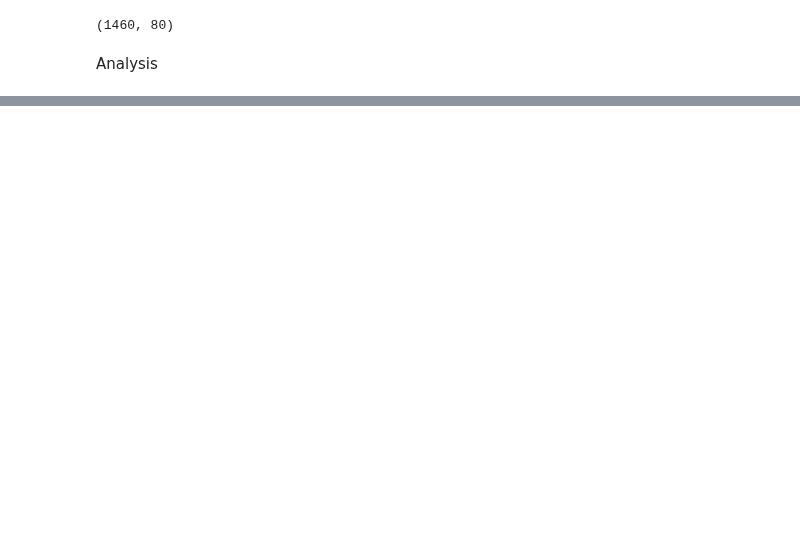
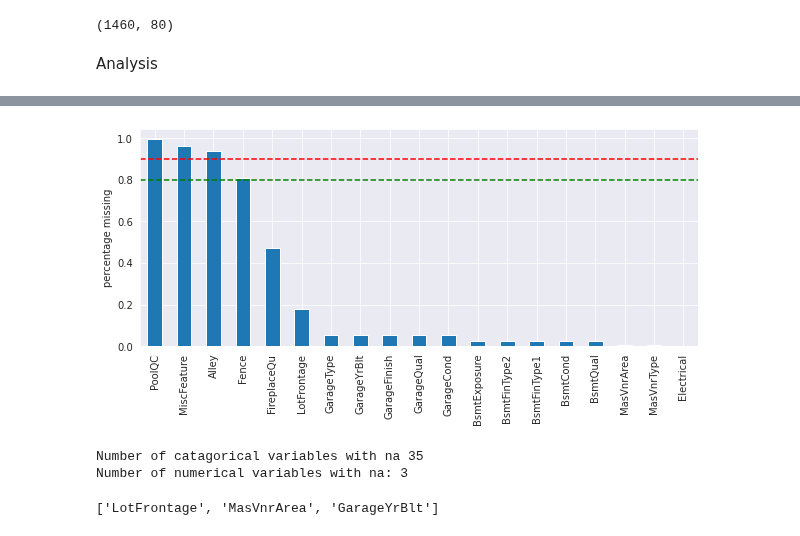
Before and after one commit to ChiefGitau/house_price_prediction, a Jupyter notebook: notebook/housing.ipynb, the cells around one changed output, grey strips where cells are left out. Cells and saved outputs as stored; diff of their text form; code cells hidden in the pictures; blank space fills up the shorter version.

```diff
--- a/notebook/housing.ipynb
+++ b/notebook/housing.ipynb
@@ -53,0 +83,3 @@ Analysis
+# %%
+#casting all vars as catagorical
+data[cat_vars]= data[cat_vars].astype('O')
@@ -53,0 +93,5 @@ Analysis
+# %%
+#makes list of the varaibles that contain missing values
+vars_with_na = [var for var in data.columns if data[var].isnull().sum() > 0 ]
+#detemine percentage of missing values and display result in order
+data[vars_with_na].isnull().mean().sort_values(ascending =False)
@@ -53,0 +119,25 @@ Analysis
+# %%
+#plotting lacking of data
+data[vars_with_na].isnull().mean().sort_values(ascending=False).plot.bar(figsize=(10,4))
+plt.ylabel('percentage missing')
+plt.axhline(y=.90, color='r', linestyle='--')
+plt.axhline(y=.80, color='g', linestyle='--')
+
+plt.show()
+# %% [output]
+[figure, added]
+# %%
+#now we can determine which varaibles, from the missing data are numerical and which are catagorical
+
+cat_na = [var for var in cat_vars if var in vars_with_na]
+num_na = [var for var in num_vars if var in vars_with_na]
+
+print('Number of catagorical variables with na', len(num_vars))
+print ('Number of numerical variables with na:', len(num_na))
+# %% [output]
+Number of catagorical variables with na 35
+Number of numerical variables with na: 3
+# %%
+num_na
+# %% [output]
+['LotFrontage', 'MasVnrArea', 'GarageYrBlt']
```
Also changed, not shown: parts of 23 cells of this notebook.
